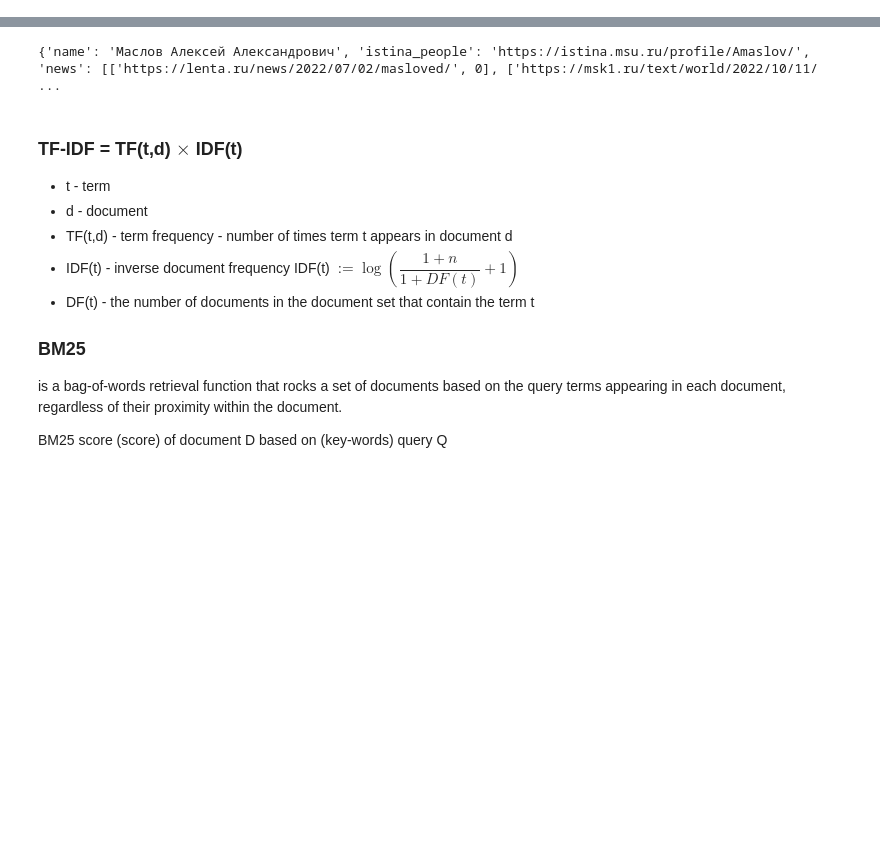
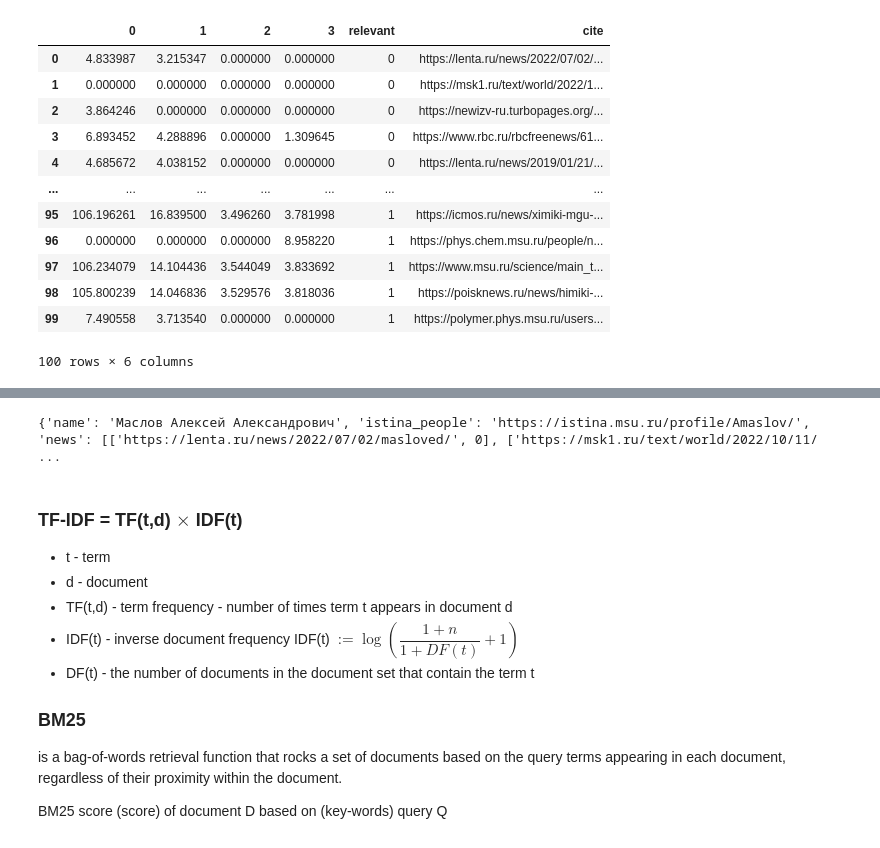
Before and after one commit to Mikhail356/cw6, a Jupyter notebook: nlp.ipynb, the cells around one changed output, grey strips where cells are left out. Saved outputs shown, nothing was run; the diff lists cells and outputs as text; code cells hidden in the pictures; blank space fills up the shorter version.

```diff
--- a/nlp.ipynb
+++ b/nlp.ipynb
@@ -14,0 +271,16 @@ import numpy as np
+# %%
+tf
+# %% [output]
+|  | 0 | 1 | 2 | 3 | relevant | cite |
+| 0 | 4.833987 | 3.215347 | 0.000000 | 0.000000 | 0 | https://lenta.ru/news/2022/07/02/... |
+| 1 | 0.000000 | 0.000000 | 0.000000 | 0.000000 | 0 | https://msk1.ru/text/world/2022/1... |
+| 2 | 3.864246 | 0.000000 | 0.000000 | 0.000000 | 0 | https://newizv-ru.turbopages.org/... |
+| 3 | 6.893452 | 4.288896 | 0.000000 | 1.309645 | 0 | https://www.rbc.ru/rbcfreenews/61... |
+| 4 | 4.685672 | 4.038152 | 0.000000 | 0.000000 | 0 | https://lenta.ru/news/2019/01/21/... |
+| ... | ... | ... | ... | ... | ... | ... |
+| 95 | 106.196261 | 16.839500 | 3.496260 | 3.781998 | 1 | https://icmos.ru/news/ximiki-mgu-... |
+| 96 | 0.000000 | 0.000000 | 0.000000 | 8.958220 | 1 | https://phys.chem.msu.ru/people/n... |
+| 97 | 106.234079 | 14.104436 | 3.544049 | 3.833692 | 1 | https://www.msu.ru/science/main_t... |
+| 98 | 105.800239 | 14.046836 | 3.529576 | 3.818036 | 1 | https://poisknews.ru/news/himiki-... |
+| 99 | 7.490558 | 3.713540 | 0.000000 | 0.000000 | 1 | https://polymer.phys.msu.ru/users... |
+100 rows × 6 columns
```
Also changed, not shown: parts of 22 cells of this notebook, 31 other files.
